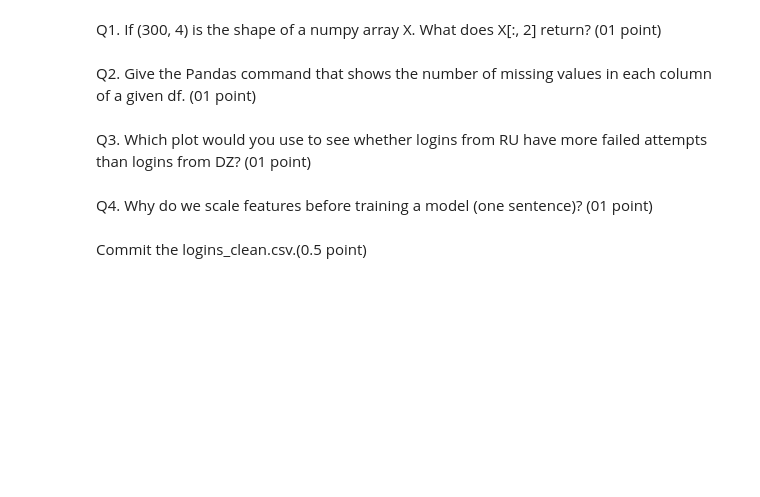
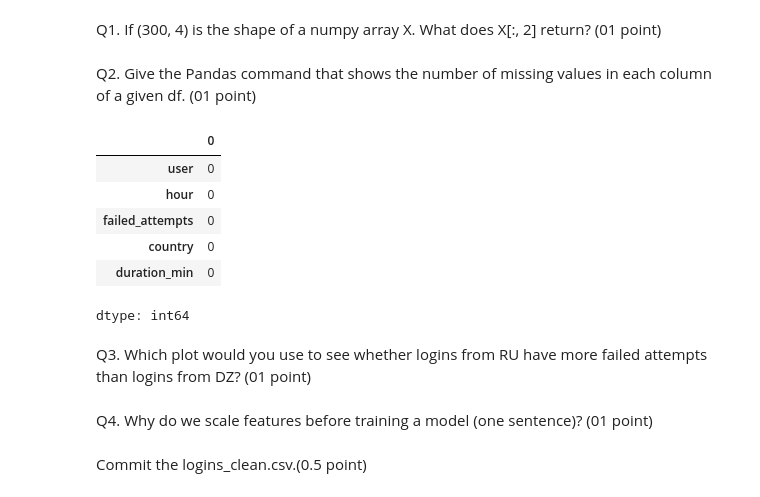
Before and after one commit to alairemita-creator/tpdl, a Jupyter notebook: TP1.ipynb, the cells around one changed output. Cells and saved outputs as stored; diff of their text form; code cells hidden in the pictures; blank space fills up the shorter version.

```diff
--- a/TP1.ipynb
+++ b/TP1.ipynb
@@ -230,6 +246,15 @@ What does X[:, 2] return? (01 point)
 Q2. Give the Pandas command that shows the number of missing values in each column of a given df. (01 point)
 # %%
 # Write your code here
+log.isna().sum()
+# %% [output]
+|  | 0 |
+| user | 0 |
+| hour | 0 |
+| failed_attempts | 0 |
+| country | 0 |
+| duration_min | 0 |
+dtype: int64
 # %% [markdown]
 Q3. Which plot would you use to see whether logins from RU have more failed attempts than logins from DZ? (01 point)
 # %%
```
Also changed, not shown: parts of 17 cells of this notebook, 1 other file.
